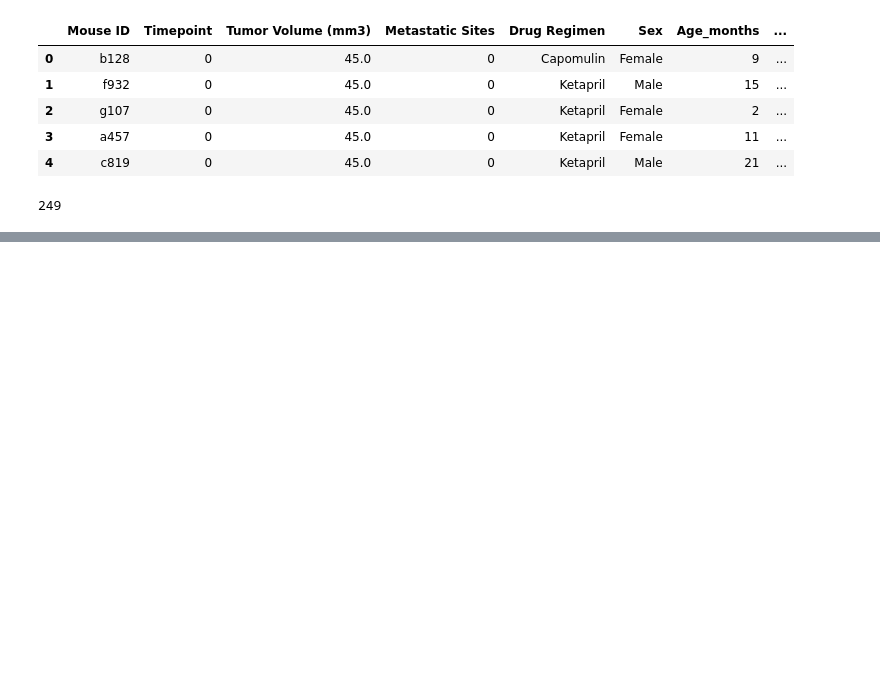
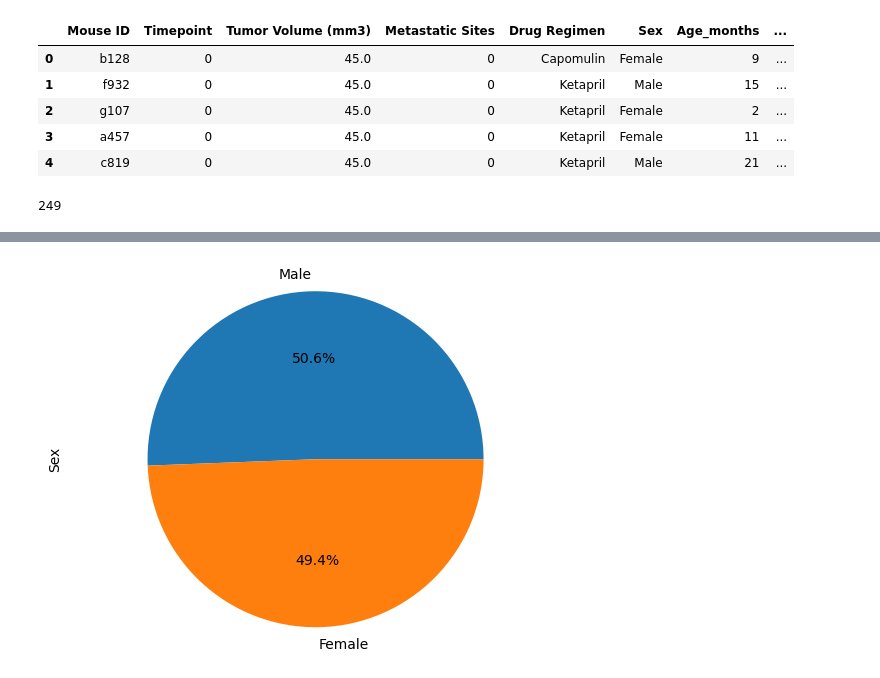
Before and after one commit to agom2429/Mouse-Project, a Jupyter notebook: Maine.ipynb, the cells around one changed output, grey strips where cells are left out. Drawn from its saved outputs; the diff is of its cells as text; code cells hidden in the pictures; blank space fills up the shorter version.

```diff
--- a/Maine.ipynb
+++ b/Maine.ipynb
@@ -25,0 +142,10 @@ number_of_mice
+# %%
+Sex_data = new_duplicate_mice_df["Sex"].value_counts()
+
+Sex_data.plot.pie(autopct= "%1.1f%%")
+colors=["lightskyblue","red"]
+#plt.pie(size, colors=colors, autopct="%1.1f%%")
+plt.axis('equal')
+plt.show()
+# %% [output]
+[figure, added]
```
Also changed, not shown: parts of 11 cells of this notebook.
